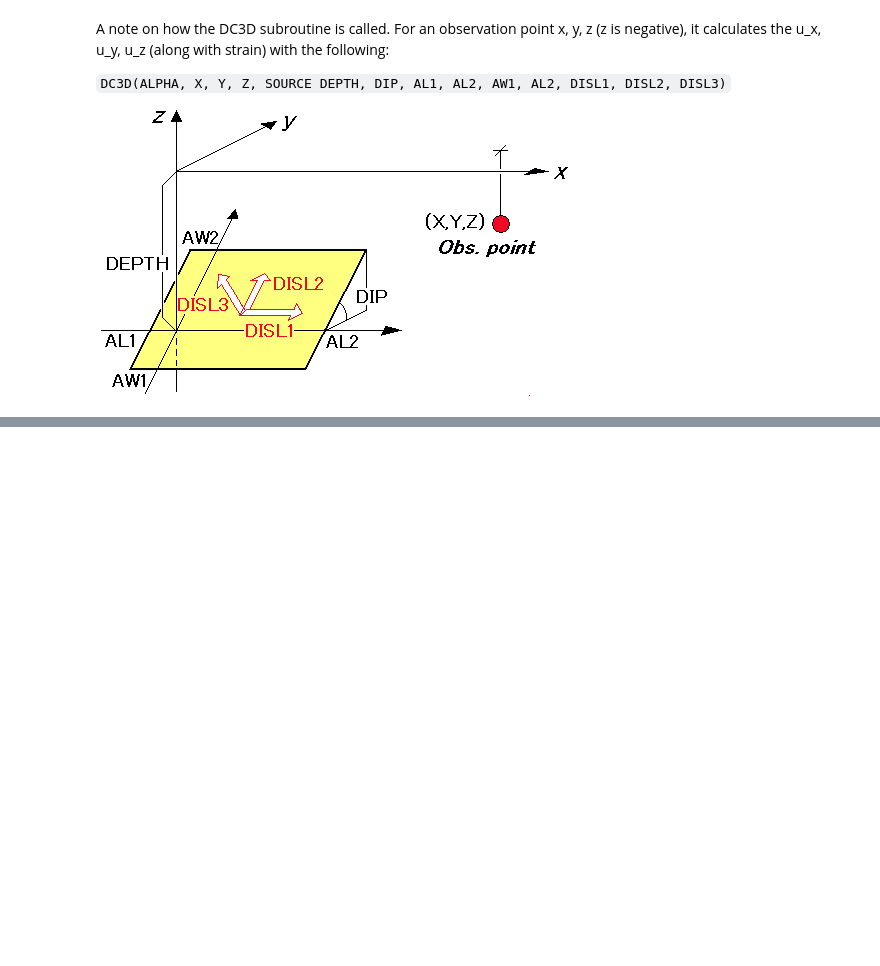
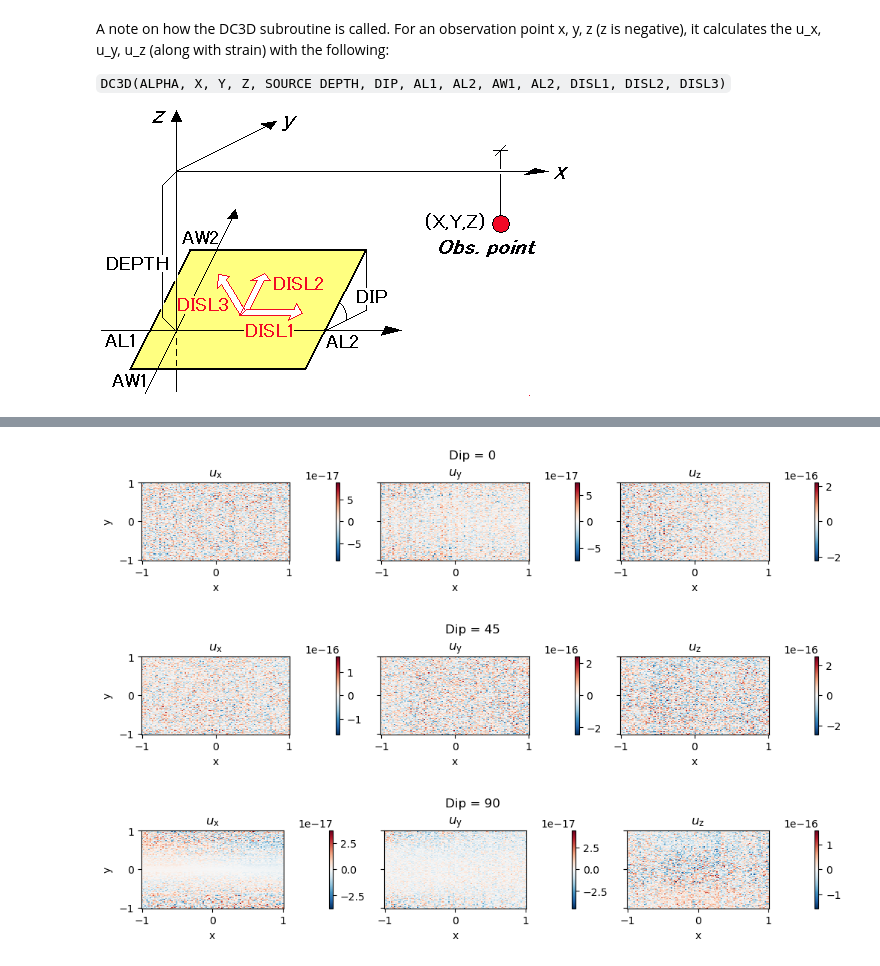
Before and after one commit to glugeorge/okada_python, a Jupyter notebook: unit_tests.ipynb, the cells around one changed output, grey strips where cells are left out. Drawn from its saved outputs; the diff is of its cells as text; code cells hidden in the pictures; blank space fills up the shorter version.

```diff
--- a/unit_tests.ipynb
+++ b/unit_tests.ipynb
@@ -141,0 +184,14 @@ scipy.io.savemat('tensile_test.mat', {'ux': ux_arr, 'uy': uy_arr, 'uz': uz_arr,
+# %%
+# Dip slip
+ux, uy, uz = load_results_mat('dip_mat.mat')
+diffx = np.transpose(ux_arr_dip, (1, 0, 2))-ux
+diffy = np.transpose(uy_arr_dip, (1, 0, 2))-uy
+diffz = np.transpose(uz_arr_dip, (1, 0, 2))-uz
+
+#print(f'Max difference for dip slip is {np.max(diff)} cm')
+for k in range(3):
+    plot_displacements(diffx[:,:,k],diffy[:,:,k],diffz[:,:,k],dips[k])
+# %% [output]
+[figure, added]
+[figure, added]
+[figure, added]
```
Also changed, not shown: parts of 12 cells of this notebook, 7 other files.
